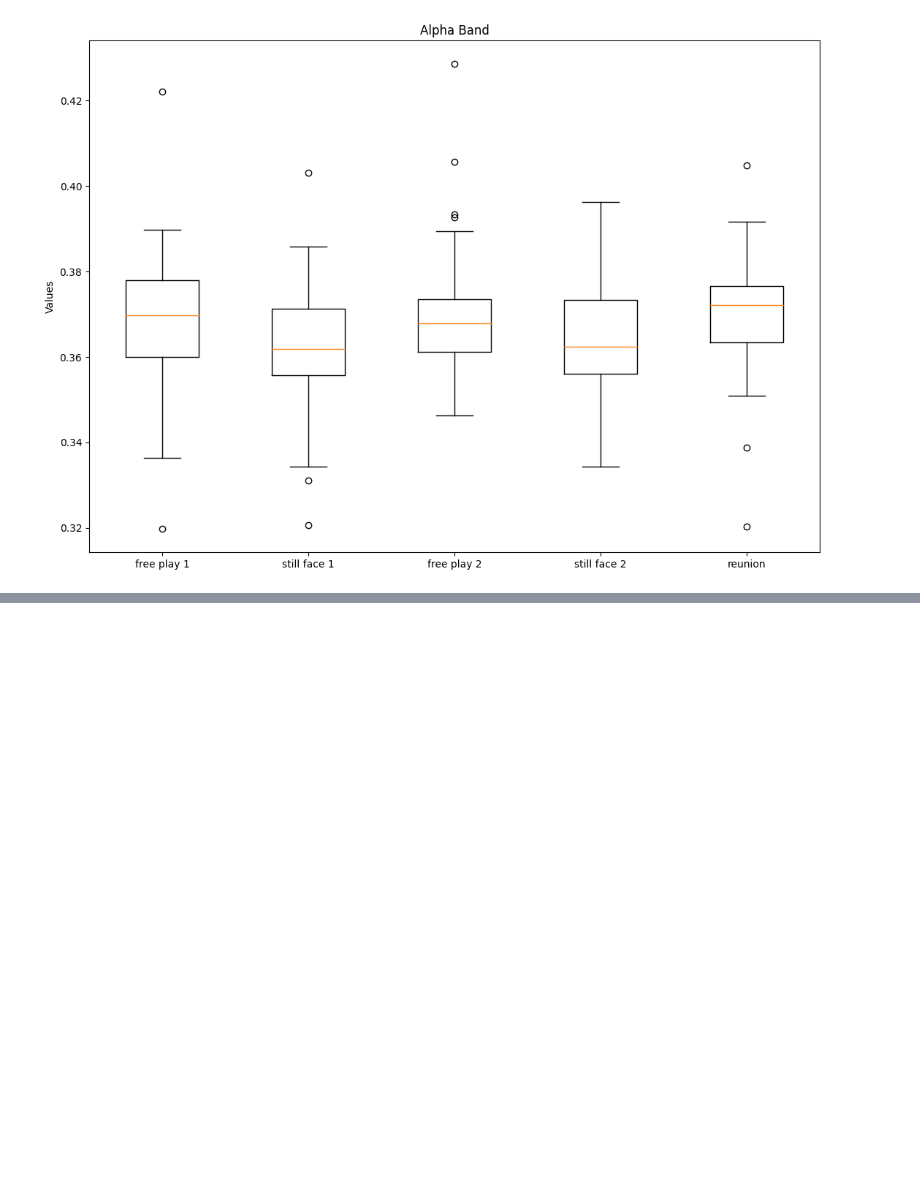
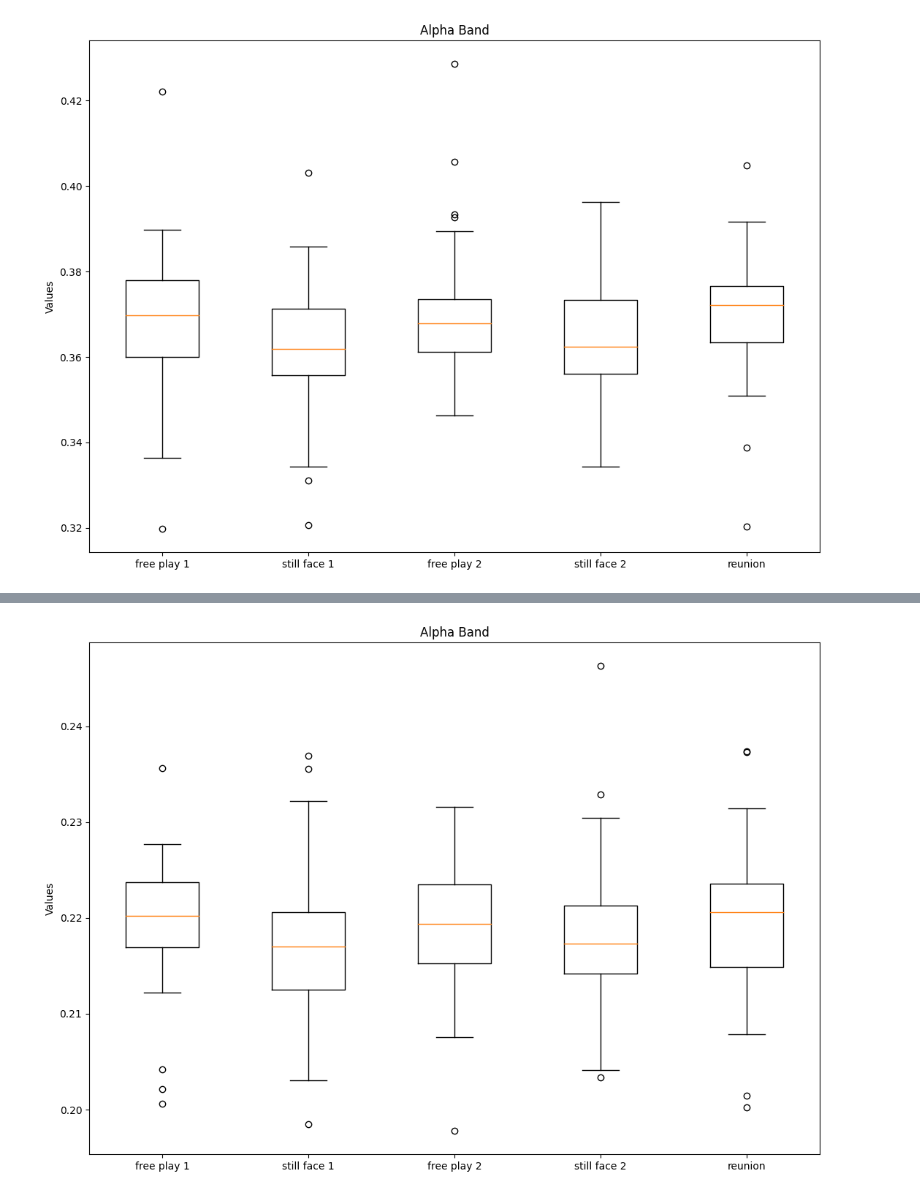
Before and after one commit to m-agat/mother_infant_neural_synchrony, a Jupyter notebook: visualizations.ipynb, the cells around one changed output, grey strips where cells are left out. Cells and saved outputs as stored; diff of their text form; code cells hidden in the pictures; blank space fills up the shorter version.

```diff
--- a/visualizations.ipynb
+++ b/visualizations.ipynb
@@ -437,0 +504,22 @@ len(fp1_theta)
+# %%
+fig = plt.figure(figsize =(10, 7))
+
+# Creating axes instance
+ax = fig.add_axes([0, 0, 1, 1])
+# ax.set_ylim(0.14, 0.23)
+ax.set_title('Alpha Band')
+ax.set_ylabel('Values')
+ # x-axis labels
+ax.set_xticklabels(['free play 1', 'still face 1', 'free play 2', 'still face 2', 'reunion'])
+
+# Creating plot
+bp = ax.boxplot(data_alpha_pli)
+
+
+# show plot
+plt.show()
+
+# Closing file
+f.close()
+# %% [output]
+[figure, added]
```
Also changed, not shown: parts of 2 cells of this notebook, 1 other file.
